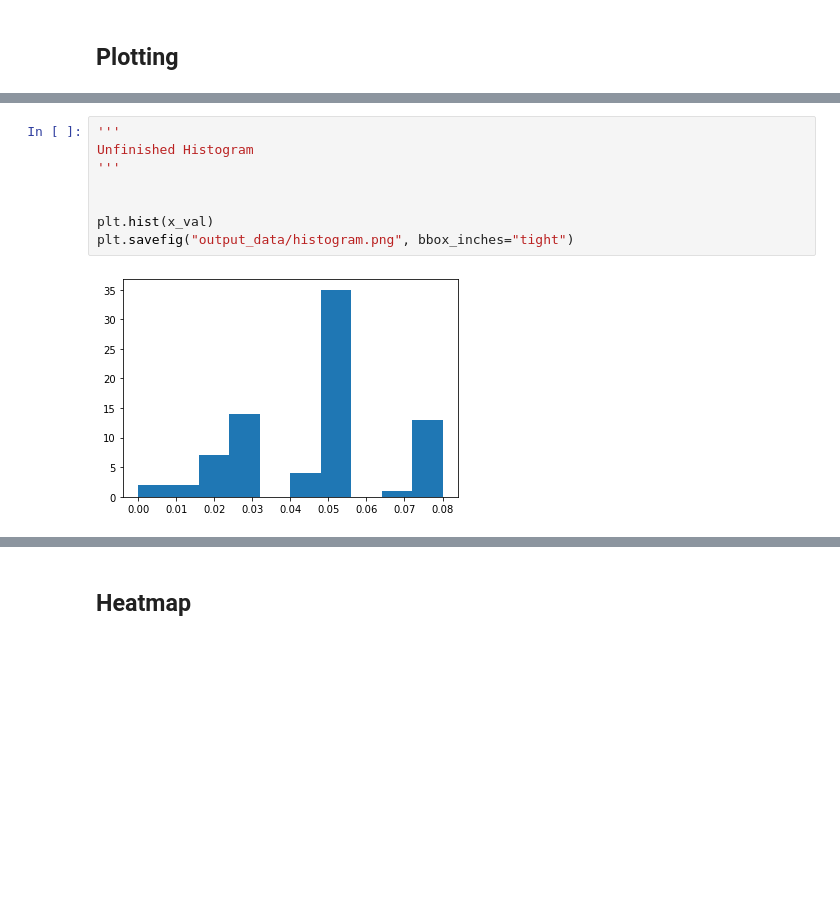
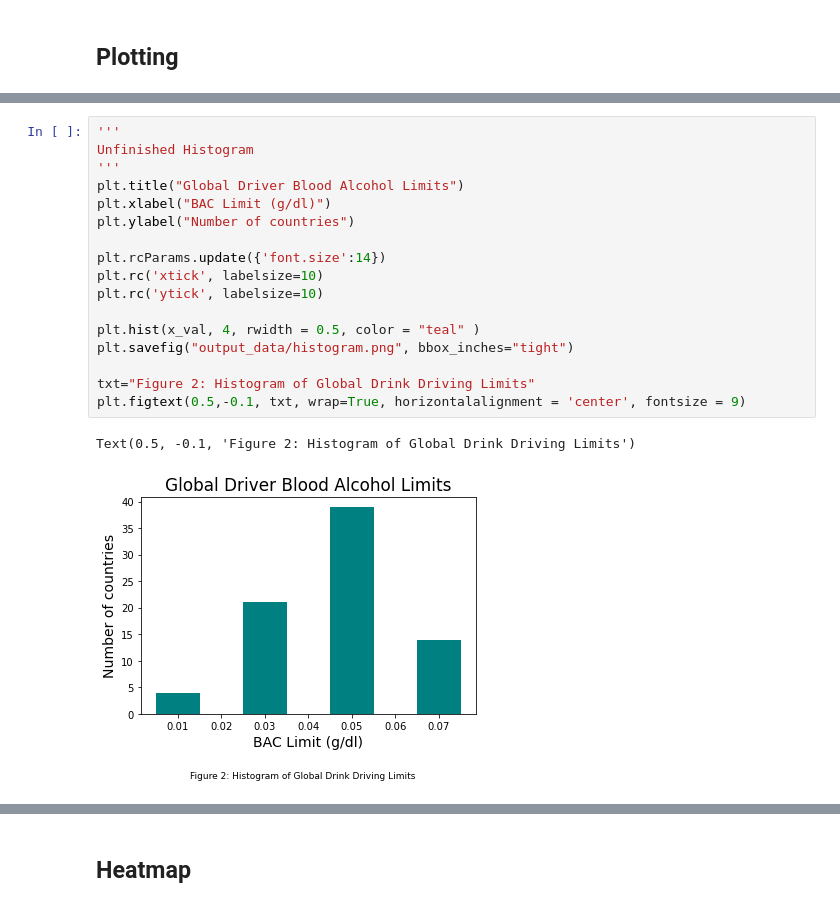
Before and after one commit to cyrusauyeungc/Project_01, a Jupyter notebook: main-seranica.ipynb, the cells around one changed output, grey strips where cells are left out. Drawn from its saved outputs; the diff is of its cells as text; blank space fills up the shorter version.

```diff
--- a/main-seranica.ipynb
+++ b/main-seranica.ipynb
@@ -189,10 +195,20 @@ plotter(x_val, y_val, x_label, y_label)
-# %%
-'''
-Unfinished Histogram
-'''
-
-
-plt.hist(x_val)
-plt.savefig("output_data/histogram.png", bbox_inches="tight")
-# %% [output]
-[figure, removed]
+# %%
+'''
+Unfinished Histogram
+'''
+plt.title("Global Driver Blood Alcohol Limits")
+plt.xlabel("BAC Limit (g/dl)")
+plt.ylabel("Number of countries")
+
+plt.rcParams.update({'font.size':14})
+plt.rc('xtick', labelsize=10)
+plt.rc('ytick', labelsize=10)
+
+plt.hist(x_val, 4, rwidth = 0.5, color = "teal" )
+plt.savefig("output_data/histogram.png", bbox_inches="tight")
+
+txt="Figure 2: Histogram of Global Drink Driving Limits"
+plt.figtext(0.5,-0.1, txt, wrap=True, horizontalalignment = 'center', fontsize = 9)
+# %% [output]
+Text(0.5, -0.1, 'Figure 2: Histogram of Global Drink Driving Limits')
+[figure, added]
```
Also changed, not shown: parts of 7 cells of this notebook, 4 other files.
